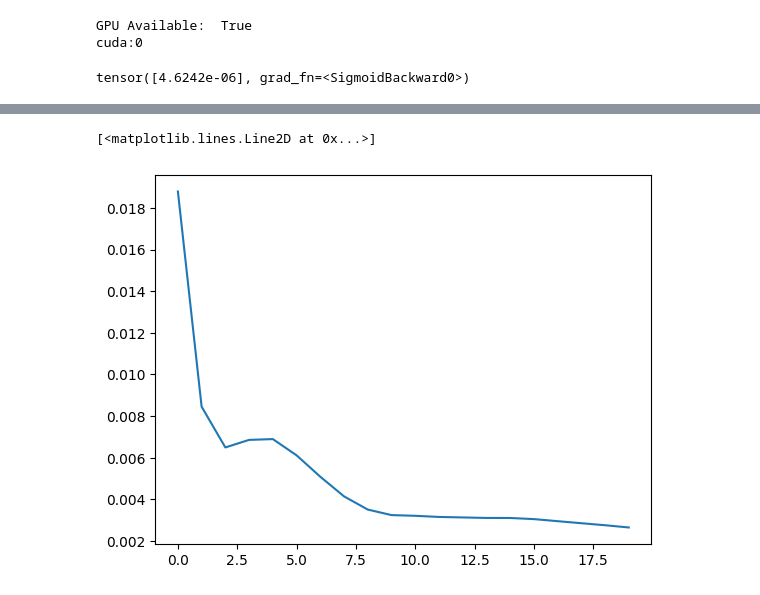
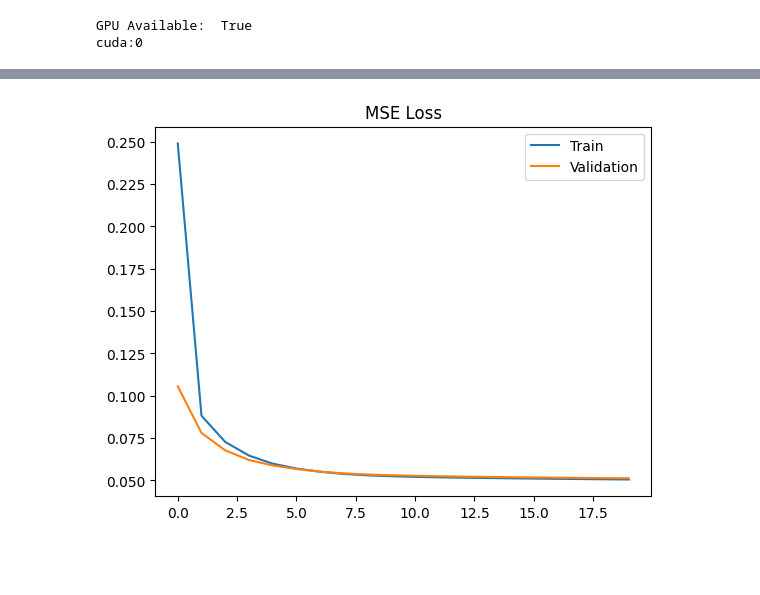
Before and after one commit to LukeV37/Pythia, a Jupyter notebook: Jet_Attention_Model.ipynb, the cells around one changed output, grey strips where cells are left out. Drawn from its saved outputs; the diff is of its cells as text; code cells hidden in the pictures; blank space fills up the shorter version.

Commit message:
Evaluate Model

```diff
--- a/Jet_Attention_Model.ipynb
+++ b/Jet_Attention_Model.ipynb
@@ -46,7 +47,7 @@ class Jet:
     def convert_to_tensor(self):
         self.trk_features = torch.from_numpy(self.trk_features)
         self.jet_features = torch.from_numpy(self.jet_features)
-        self.label = torch.tensor(self.label)
+        self.label = torch.tensor(self.label).reshape([1])
 # %% [markdown]
 ### Read Raw Data into Jet Class
 # %%
@@ -121,8 +134,7 @@ class Model(nn.Module):
         trk_embedding, trk_weights = self.multihead_attn(query, key, value)
 
         num_trks = trk_embedding.shape[0]
-
-        trk_aggregated = torch.zeros(self.embed_dim)
+        trk_aggregated = torch.zeros(self.embed_dim).to(device)
         for trk in range(num_trks):
             trk_aggregated = torch.add(trk_aggregated, trk_embedding[trk])
 
@@ -130,24 +142,40 @@ class Model(nn.Module):
 
         output = F.sigmoid(self.regression(jet_embedding))
 
-        return output
+        return output, trk_weights
 # %% [markdown]
 ### Define Training Loop
 # %%
 def train(model, data, epochs=20):
+    train_data, validation_data = data
 
     history = []
+    num_train = len(train_data)
+    num_val = len(validation_data)
 
     for e in range(epochs):
         model.train()
-        for entry in data:
+        cumulative_loss_train = 0
+        for entry in train_data:
             optimizer.zero_grad()
-            output = model(entry.jet_features, entry.trk_features)
-            loss=loss_fn(output, entry.label)
+            output, weights = model(entry.jet_features.to(device), entry.trk_features.to(device))
+            loss=loss_fn(output, entry.label.to(device))
             loss.backward()
             optimizer.step()
-        history.append(loss.detach().numpy())
-        print('Epoch:',e,'\tLoss:',round(float(loss.detach().numpy()),4))
+            cumulative_loss_train+=loss.detach().cpu().numpy()
+        cumulative_loss_train = cumulative_loss_train / num_train
+
+        model.eval()
+        cumulative_loss_val = 0
+        for entry in validation_data:
+            output, weights = model(entry.jet_features.to(device), entry.trk_features.to(device))
+            loss=loss_fn(output, entry.label.to(device))
+            cumulative_loss_val+=loss.detach().cpu().numpy()
+        cumulative_loss_val = cumulative_loss_val / num_val
+
+        history.append([cumulative_loss_train, cumulative_loss_val])
+
+        print('Epoch:',e,'\tTrain Loss:',round(cumulative_loss_train,6),'\tVal Loss:',round(cumulative_loss_val,6))
 
     return history
 # %%
@@ -157,14 +185,15 @@ print(device)
 # %% [output]
 GPU Available:  True
 cuda:0
-# %%
-model = Model()
-print(model(Jets[0].jet_features, Jets[0].trk_features))
-# %% [output]
-tensor([4.6242e-06], grad_fn=<SigmoidBackward0>)
 # %%
-optimizer = optim.Adam(model.parameters(), lr=0.0001)
+model = Model()
+model.to(device)
+#print(model(Jets[0].jet_features.to(device), Jets[0].trk_features.to(device))[0])
+optimizer = optim.Adam(model.parameters(), lr=0.000001)
 loss_fn = nn.MSELoss()
-history = train(model, Jets[0:10000])
+history = train(model, [Jets_training, Jets_validation])
 plt.plot(history)
+plt.title('MSE Loss')
+plt.legend(['Train','Validation'])
+plt.show()
 # %% [output]
@@ -191,2 +220 @@ Epoch: 19       Loss: 0.0026
-[<matplotlib.lines.Line2D at 0x...>]
-[figure, old version]
+[figure, new version]
```
Also changed, not shown: parts of 7 cells of this notebook.
